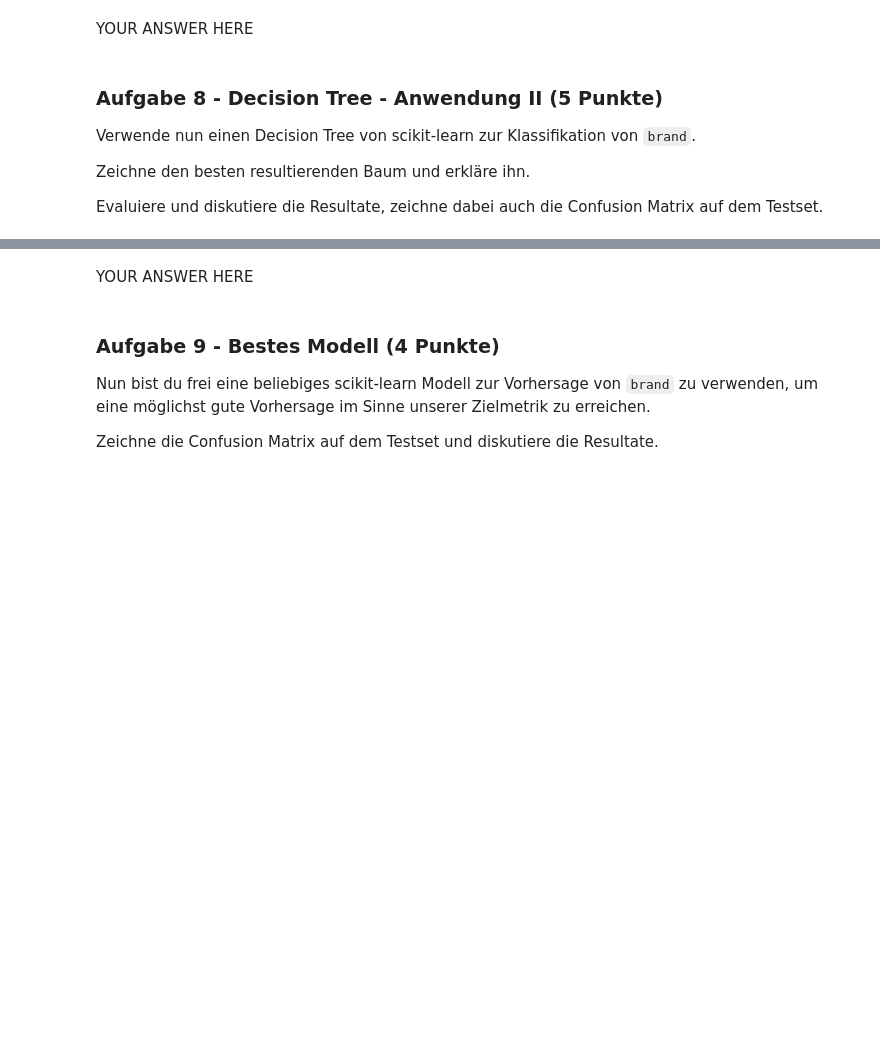
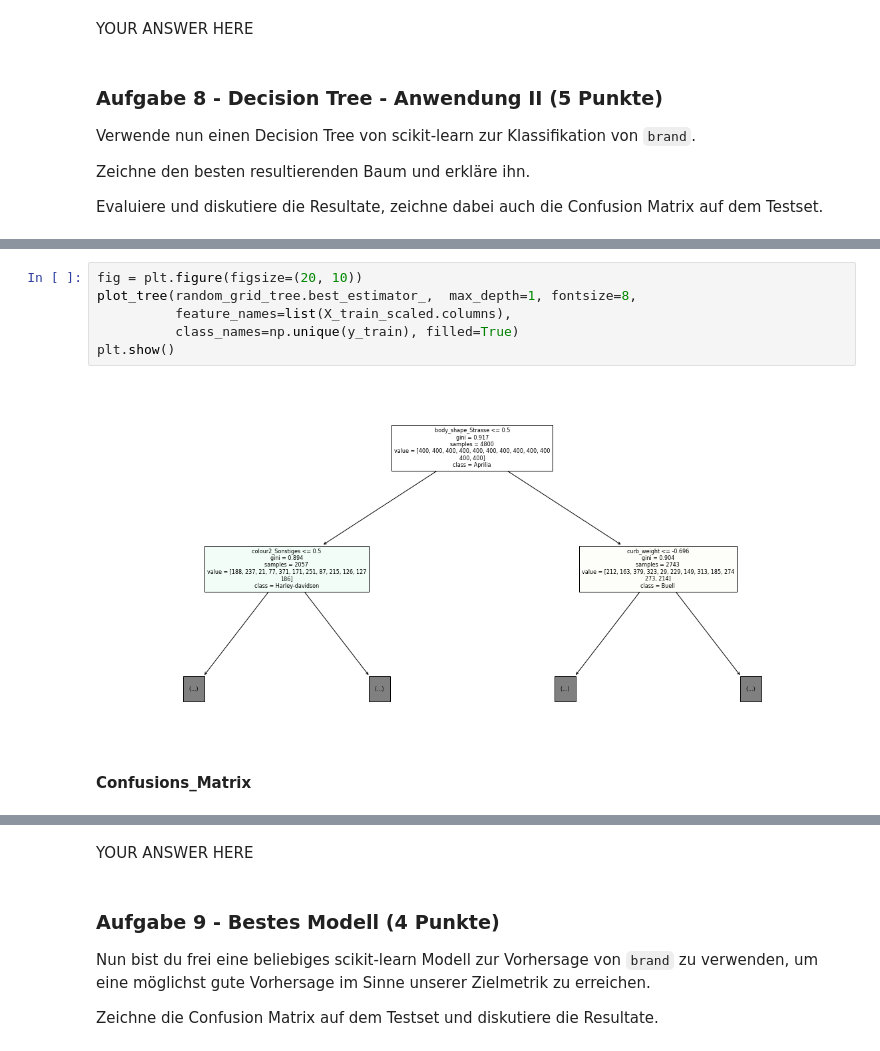
Before and after one commit to rootpi2203/ds_gml, a Jupyter notebook: gml_minichallenge_2/gml_minichallenge_2.ipynb, the cells around one changed output, grey strips where cells are left out. Cells and saved outputs as stored; diff of their text form; blank space fills up the shorter version.

```diff
--- a/gml_minichallenge_2/gml_minichallenge_2.ipynb
+++ b/gml_minichallenge_2/gml_minichallenge_2.ipynb
@@ -2236,0 +2306,10 @@ raise NotImplementedError()
+# %%
+fig = plt.figure(figsize=(20, 10))
+plot_tree(random_grid_tree.best_estimator_,  max_depth=1, fontsize=8,
+          feature_names=list(X_train_scaled.columns),
+          class_names=np.unique(y_train), filled=True)
+plt.show()
+# %% [output]
+[figure, added]
+# %% [markdown]
+**Confusions_Matrix**
```
Also changed, not shown: parts of 20 cells of this notebook.
